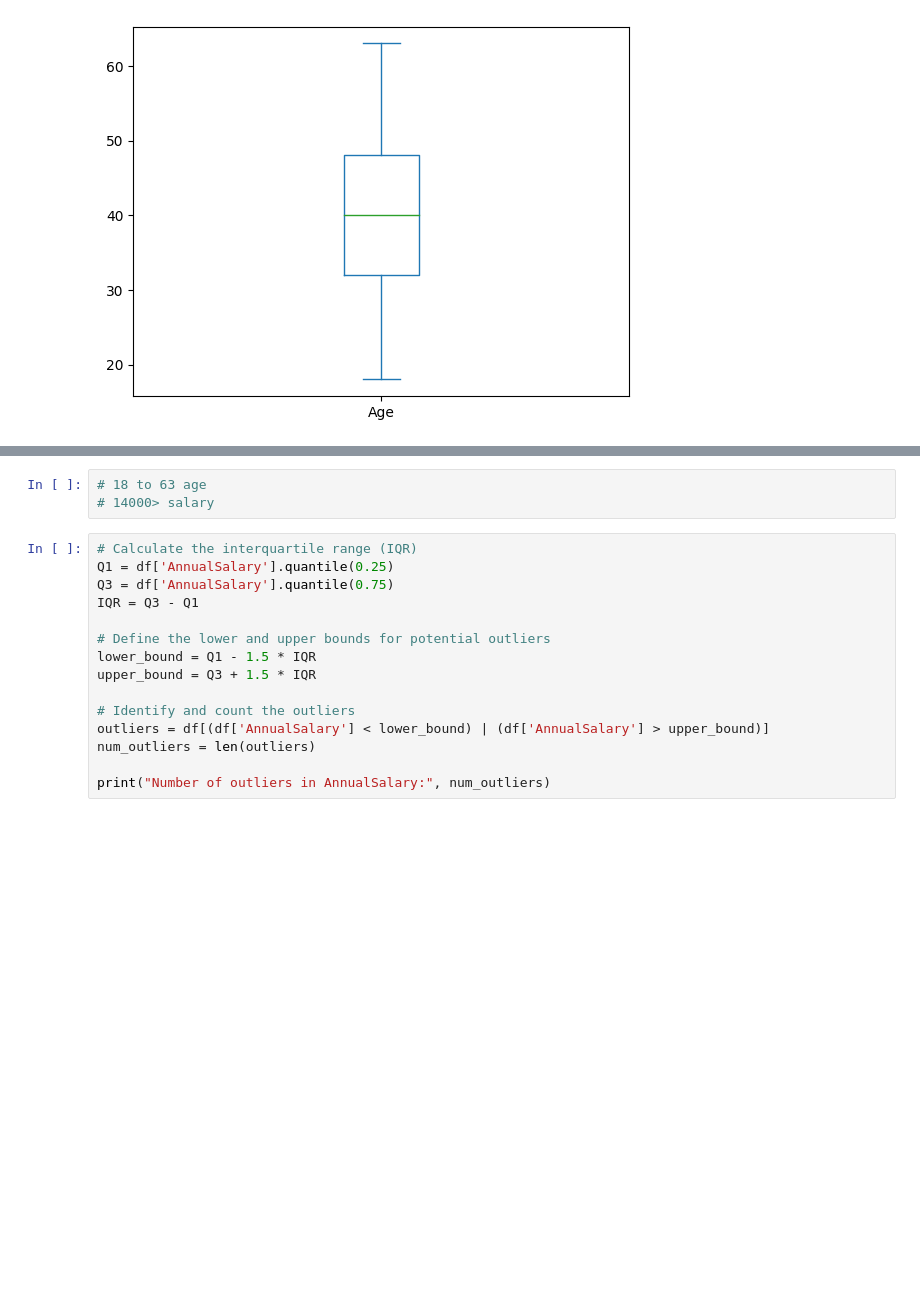
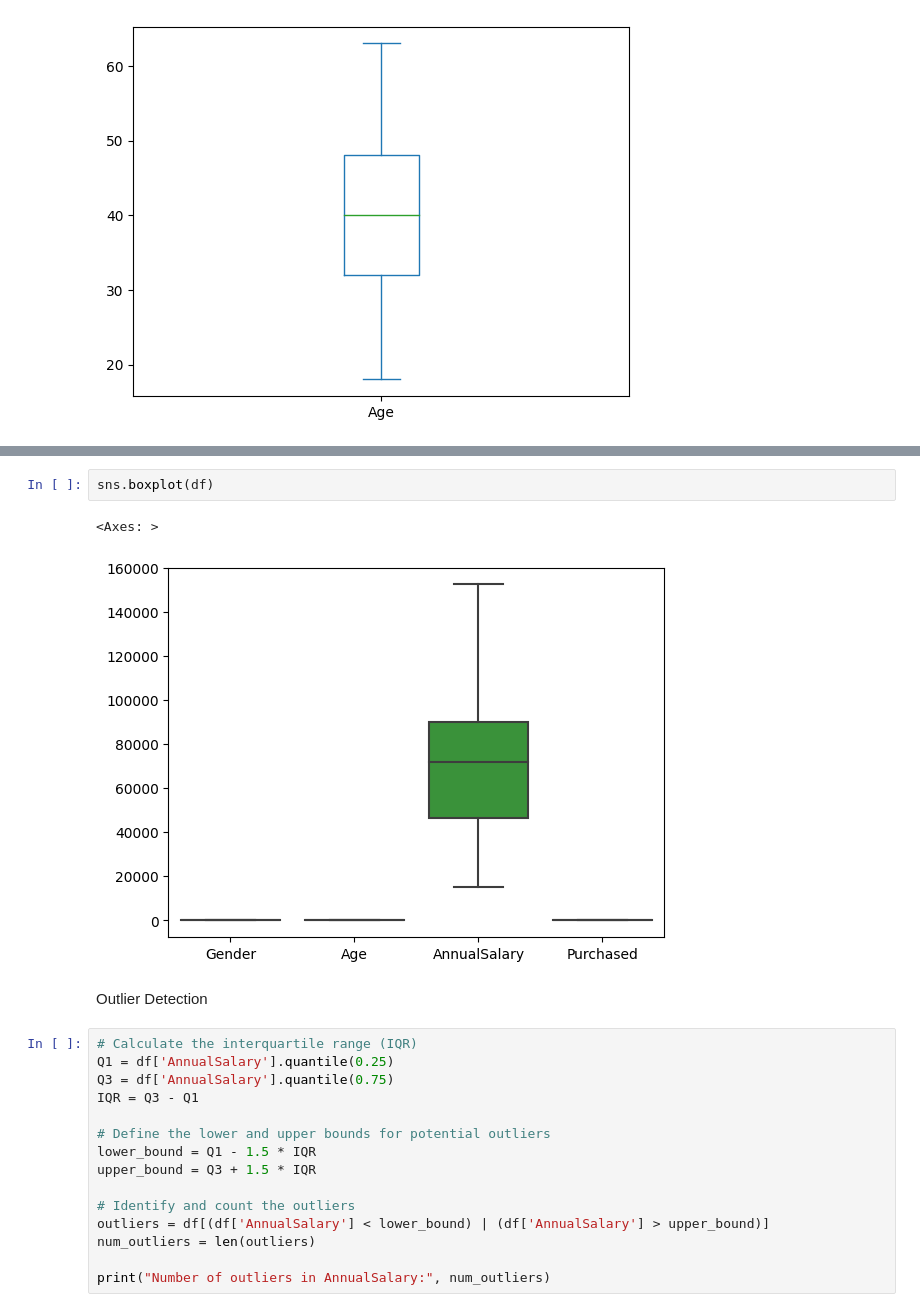
Before and after one commit to tigerwagh/SI-GuidedProject-599512-1697547378, a Jupyter notebook: CarPurchasePrediction/CandidateModels.ipynb, the cells around one changed output, grey strips where cells are left out. Cells and saved outputs as stored; diff of their text form; blank space fills up the shorter version.

```diff
--- a/CarPurchasePrediction/CandidateModels.ipynb
+++ b/CarPurchasePrediction/CandidateModels.ipynb
@@ -106,6 +143,10 @@ plt.show()
-# %%
-# 18 to 63 age
-# 14000> salary
+# %%
+sns.boxplot(df)
+# %% [output]
+<Axes: >
+[figure, added]
+# %% [markdown]
+Outlier Detection
 # %%
 # Calculate the interquartile range (IQR)
 Q1 = df['AnnualSalary'].quantile(0.25)
```
Also changed, not shown: parts of 39 cells of this notebook.
